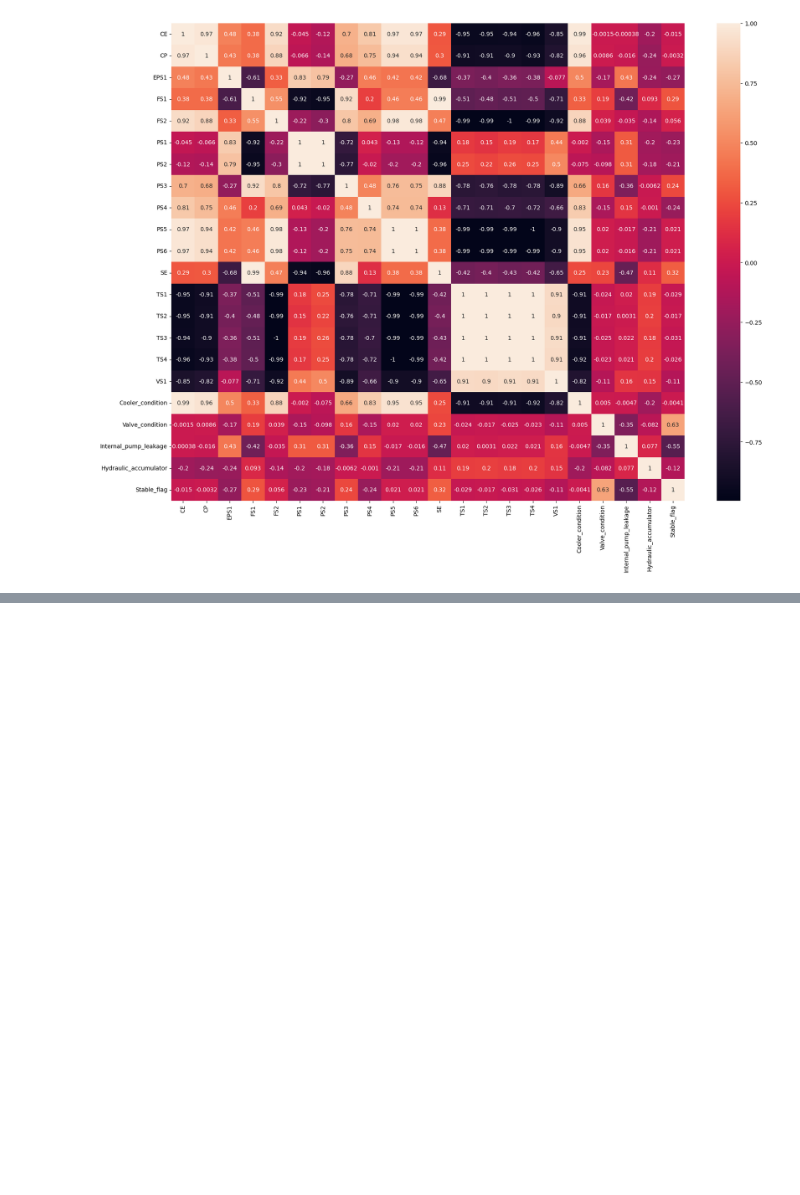
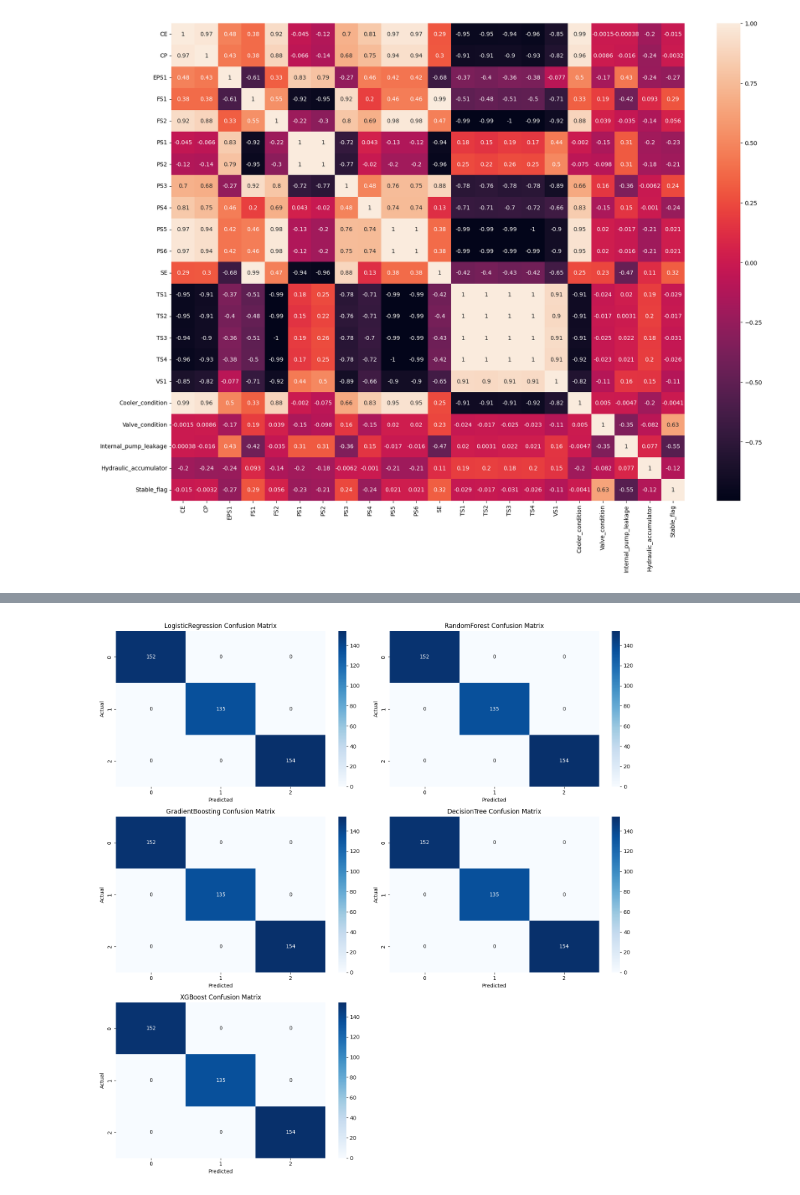
Before and after one commit to quochuy0706/AIAgent, a Jupyter notebook: PrdMAgent/DataAnalysis.ipynb, the cells around one changed output, grey strips where cells are left out. Cells and saved outputs as stored; diff of their text form; code cells hidden in the pictures; blank space fills up the shorter version.

```diff
--- a/PrdMAgent/DataAnalysis.ipynb
+++ b/PrdMAgent/DataAnalysis.ipynb
@@ -75,0 +77,4 @@ benchmark_df
+# %%
+# Standardization data
+scaler = StandardScaler()
+X_standardize = scaler.fit_transform(feature)
@@ -75,0 +88,24 @@ benchmark_df
+# %%
+# Create the dictionary of models
+models = {
+    'LogisticRegression': LogisticRegression(max_iter=1000, random_state=42),
+    'RandomForest': RandomForestClassifier(n_estimators=100, random_state=42),
+    'GradientBoosting': GradientBoostingClassifier(n_estimators=100, random_state=42),
+    'DecisionTree': DecisionTreeClassifier(random_state=42),
+    'XGBoost': XGBClassifier(use_label_encoder=False, eval_metric='logloss', random_state=42)
+}
+
+# Define the parameter grid for the best model
+param_grids = {
+    'RandomForest': {'n_estimators': np.arange(50, 200), 'max_features': ['auto', 'sqrt', 'log2'],
+                     'max_depth': [10, 20, 30, None], 'min_samples_split': np.arange(2, 11),
+                     'min_samples_leaf': np.arange(1, 11), 'bootstrap': [True, False]},
+    'GradientBoosting': {'n_estimators': np.arange(50, 200), 'learning_rate': np.logspace(-4, 0, 20),
+                         'max_depth': np.arange(3, 10), 'min_samples_split': np.arange(2, 11),
+                         'min_samples_leaf': np.arange(1, 11)},
+    'DecisionTree': {'max_depth': np.arange(3, 30), 'min_samples_split': np.arange(2, 11),
+                     'min_samples_leaf': np.arange(1, 11), 'max_features': ['auto', 'sqrt', 'log2']},
+    'XGBoost': {'n_estimators': np.arange(50, 200), 'learning_rate': np.logspace(-4, 0, 20),
+                'max_depth': np.arange(3, 10), 'subsample': [0.6, 0.8, 1.0],
+                'colsample_bytree': [0.6, 0.8, 1.0]}
+}
@@ -75,0 +123,7 @@ benchmark_df
+# %%
+y = target_1.copy()
+# Label target
+label_encoder = LabelEncoder()
+y_encoded = label_encoder.fit_transform(y)
+# Split the dataset into training and testing sets
+X_train, X_test, y_train, y_test = train_test_split(X_standardize, y_encoded, test_size=0.2, random_state=42)
@@ -75,0 +151,5 @@ benchmark_df
+# %%
+# Plotting the confusion matrix for each model
+plot_confusion_matrix(models, X_train, y_train, X_test, y_test)
+# %% [output]
+[figure, added]
```
Also changed, not shown: parts of 37 cells of this notebook, 7 other files.
